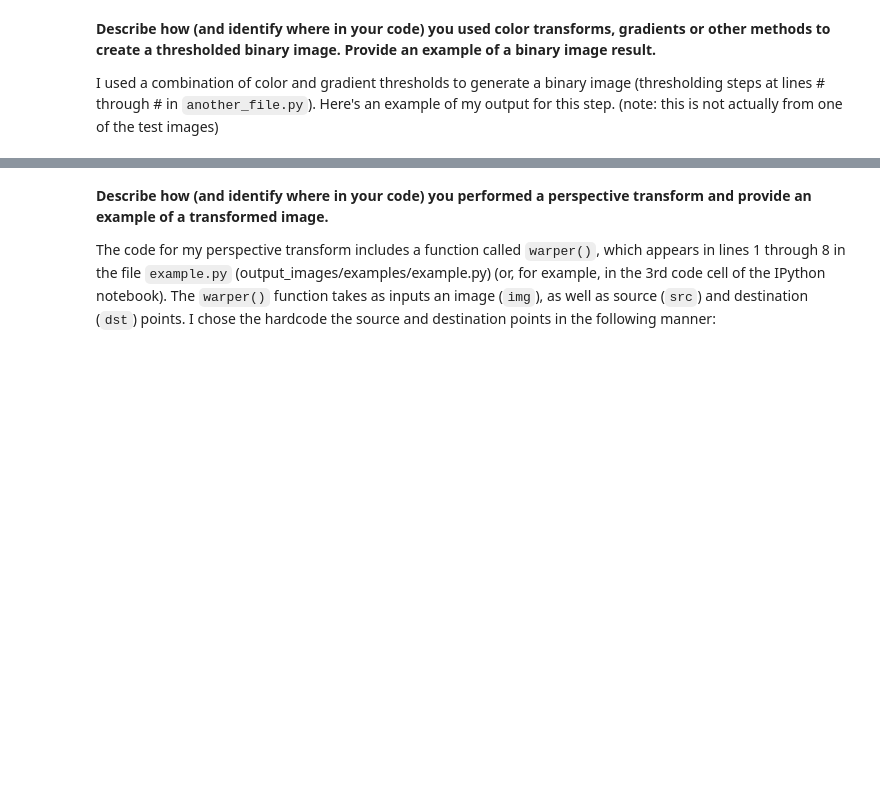
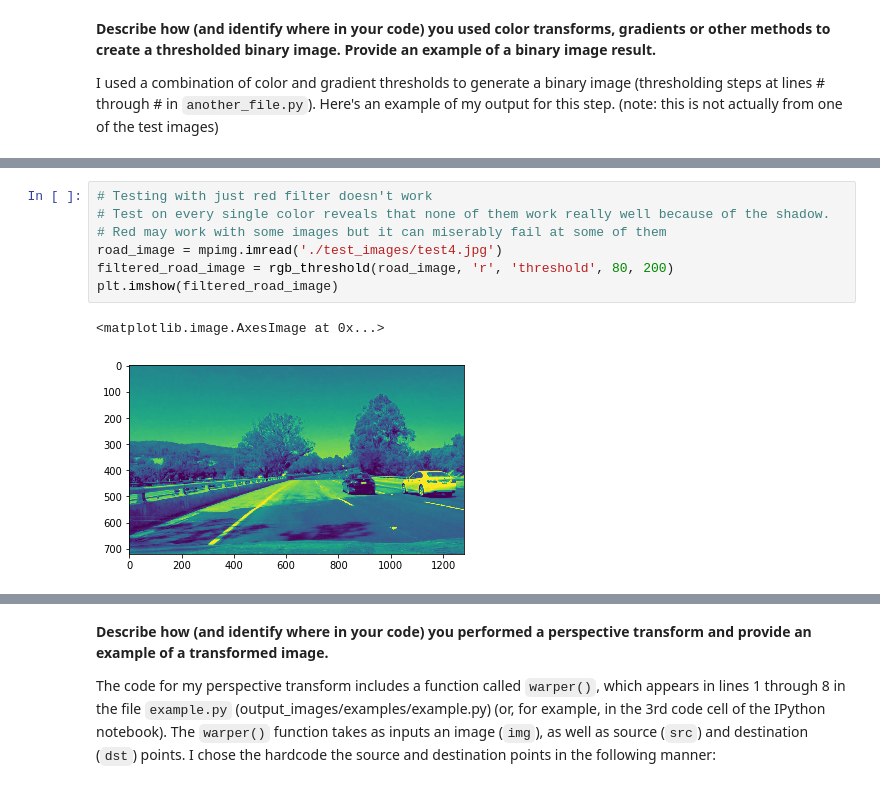
Before and after one commit to hairizuanbinnoorazman/CarND-Advanced-Lane-Lines, a Jupyter notebook: Advanced Lane Finding.ipynb, the cells around one changed output, grey strips where cells are left out. Drawn from its saved outputs; the diff is of its cells as text; blank space fills up the shorter version.

```diff
--- a/Advanced Lane Finding.ipynb
+++ b/Advanced Lane Finding.ipynb
@@ -199,5 +199,15 @@ def hls_threshold(image, filter=None, binary=False, lower_threshold=None, upper_
         return binary_image
     else:
         return image
+# %%
+# Testing with just red filter doesn't work
+# Test on every single color reveals that none of them work really well because of the shadow.
+# Red may work with some images but it can miserably fail at some of them
+road_image = mpimg.imread('./test_images/test4.jpg')
+filtered_road_image = rgb_threshold(road_image, 'r', 'threshold', 80, 200)
+plt.imshow(filtered_road_image)
+# %% [output]
+<matplotlib.image.AxesImage at 0x...>
+[figure, added]
 # %%
 # Testing with just red filter doesn't work
```
Also changed, not shown: parts of 6 cells of this notebook.
